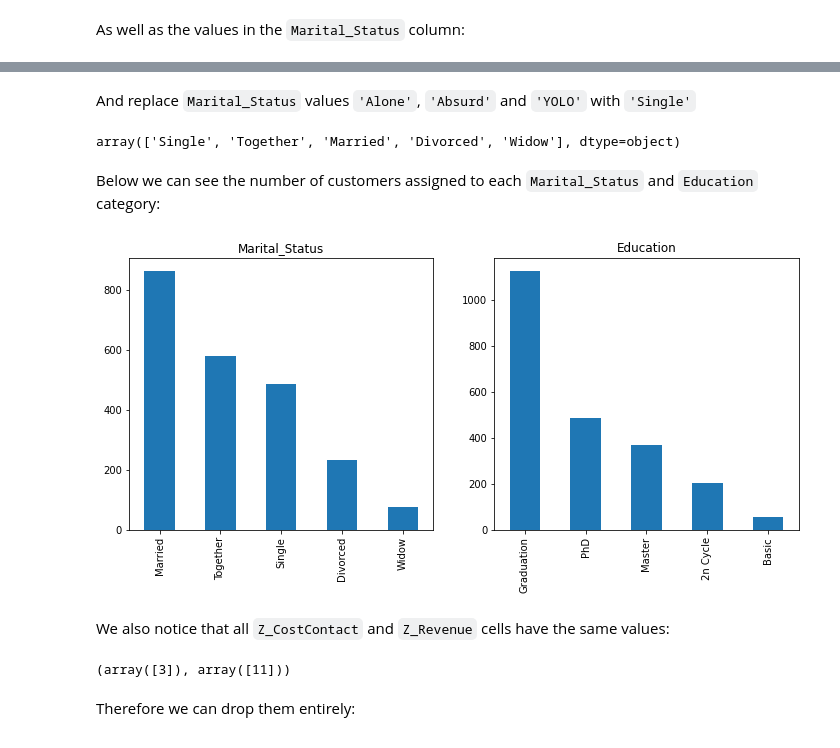
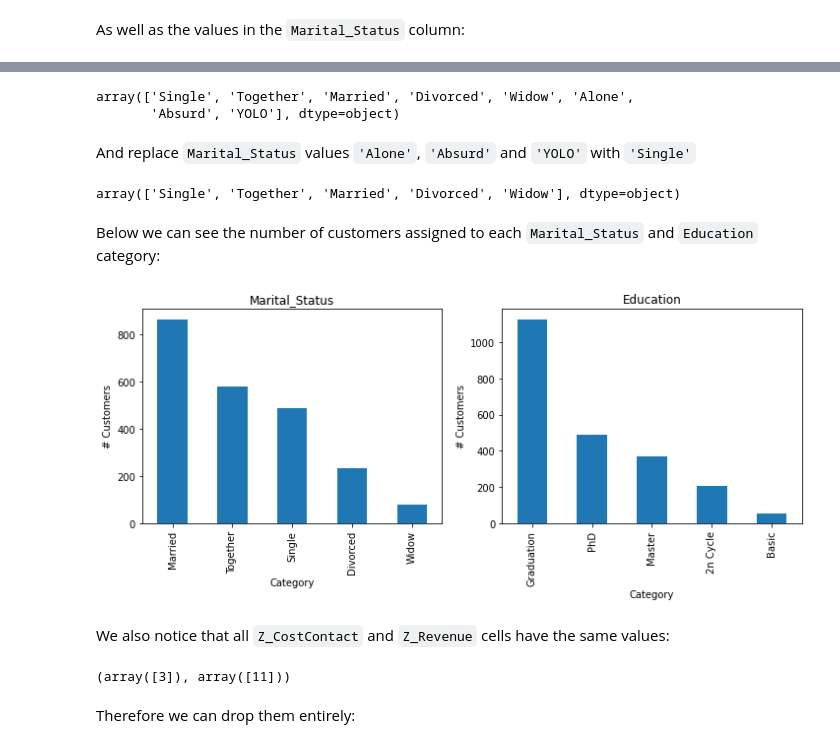
Before and after one commit to pspanoudakis/Data-Mining-Techniques-Projects, a Jupyter notebook: project1/CustomerPersonalityAnalysis.ipynb, the cells around one changed output, grey strips where cells are left out. Drawn from its saved outputs; the diff is of its cells as text; code cells hidden in the pictures.

```diff
--- a/project1/CustomerPersonalityAnalysis.ipynb
+++ b/project1/CustomerPersonalityAnalysis.ipynb
@@ -25,0 +61,3 @@ rawDf.head()
+# %%
+dataDf = READ_CSV()
+dataDf.head()
@@ -59 +103,3 @@ rawDf['Income'].fillna(rawDf['Income'].mean(), inplace=True )
+# %%
+dataDf[DataColumn.INCOME].fillna(dataDf[DataColumn.INCOME].mean(), inplace=True )
 # %%
@@ -86,8 +132,8 @@ rawDf.select_dtypes(include='object')
 We convert `Dt_Customer` string values (dates) to `datetime` objects.\
 `Education` & `Marital_Status` will be processed in Q7 using **one hot encoding**.
 # %%
-rawDf['Dt_Customer'] = rawDf['Dt_Customer'].apply(lambda d: datetime.strptime(d, "%d-%m-%Y"))
-rawDf['Dt_Customer'].head()
+dataDf[DataColumn.DT_CUSTOMER] = dataDf[DataColumn.DT_CUSTOMER].apply(lambda d: datetime.strptime(d, "%d-%m-%Y"))
+dataDf[DataColumn.DT_CUSTOMER].head()
 # %% [output]
 0   2012-09-04
 1   2014-03-08
@@ -113,27 +154,48 @@ array(['Single', 'Together', 'Married', 'Divorced', 'Widow', 'Alone',
+# %%
+dataDf[DataColumn.MARITAL_STATUS].unique()
+# %% [output]
+array(['Single', 'Together', 'Married', 'Divorced', 'Widow', 'Alone',
+       'Absurd', 'YOLO'], dtype=object)
 # %% [markdown]
 And replace `Marital_Status` values `'Alone'`, `'Absurd'` and `'YOLO'` with `'Single'`
-# %%
-rawDf.replace(to_replace=['Alone','Absurd','YOLO'], value='Single', inplace=True)
-rawDf['Marital_Status'].unique()
-# %% [output]
-array(['Single', 'Together', 'Married', 'Divorced', 'Widow'], dtype=object)
+# %%
+# A helper enum class, which will be used below as well as afterwards
+class TitlecasedStrEnum(Enum):
+    def _generate_next_value_(name: str, *_):
+        return str.title(name)
+
+class MaritalStatus(str, TitlecasedStrEnum):
+    SINGLE = auto()
+    TOGETHER = auto()
+    MARRIED = auto()
+    DIVORCED = auto()
+    WIDOW = auto()
+
+maritalStatusToReplace = ['Alone', 'Absurd', 'YOLO']
+
+dataDf.replace(to_replace=maritalStatusToReplace, value=MaritalStatus.SINGLE, inplace=True)
+dataDf[DataColumn.MARITAL_STATUS].unique()
+# %% [output]
+array(['Single', 'Together', 'Married', 'Divorced', 'Widow'], dtype=object)
 # %% [markdown]
 Below we can see the number of customers assigned to each `Marital_Status` and `Education` category:
 # %%
-cols = ('Marital_Status', 'Education')
-fig, axes = plt.subplots(1, len(cols), figsize=(len(cols)*6, 5))
+cols = (DataColumn.MARITAL_STATUS, DataColumn.EDUCATION)
+fig, axes = plt.subplots(1, len(cols), figsize=(len(cols)*6, 4))
 
 for i, (ax, col) in enumerate( zip(axes, cols) ):
     ax.set_title(col)
-    _ = rawDf[col].value_counts().plot(kind="bar", ax=ax).plot()
+    ax.set_xlabel('Category')
+    ax.set_ylabel('# Customers')
+    _ = dataDf[col].value_counts().plot(kind="bar", ax=ax).plot()
 # %% [output]
-[figure, old version]
+[figure, new version]
 # %% [markdown]
 We also notice that all `Z_CostContact` and `Z_Revenue` cells have the same values:
-# %%
-rawDf['Z_CostContact'].unique(), rawDf['Z_Revenue'].unique()
-# %% [output]
-(array([3]), array([11]))
+# %%
+dataDf[DataColumn.Z_COSTCONTACT].unique(), dataDf[DataColumn.Z_REVENUE].unique()
+# %% [output]
+(array([3]), array([11]))
 # %% [markdown]
 Therefore we can drop them entirely:
 # %%
```
Also changed, not shown: parts of 33 cells of this notebook.
